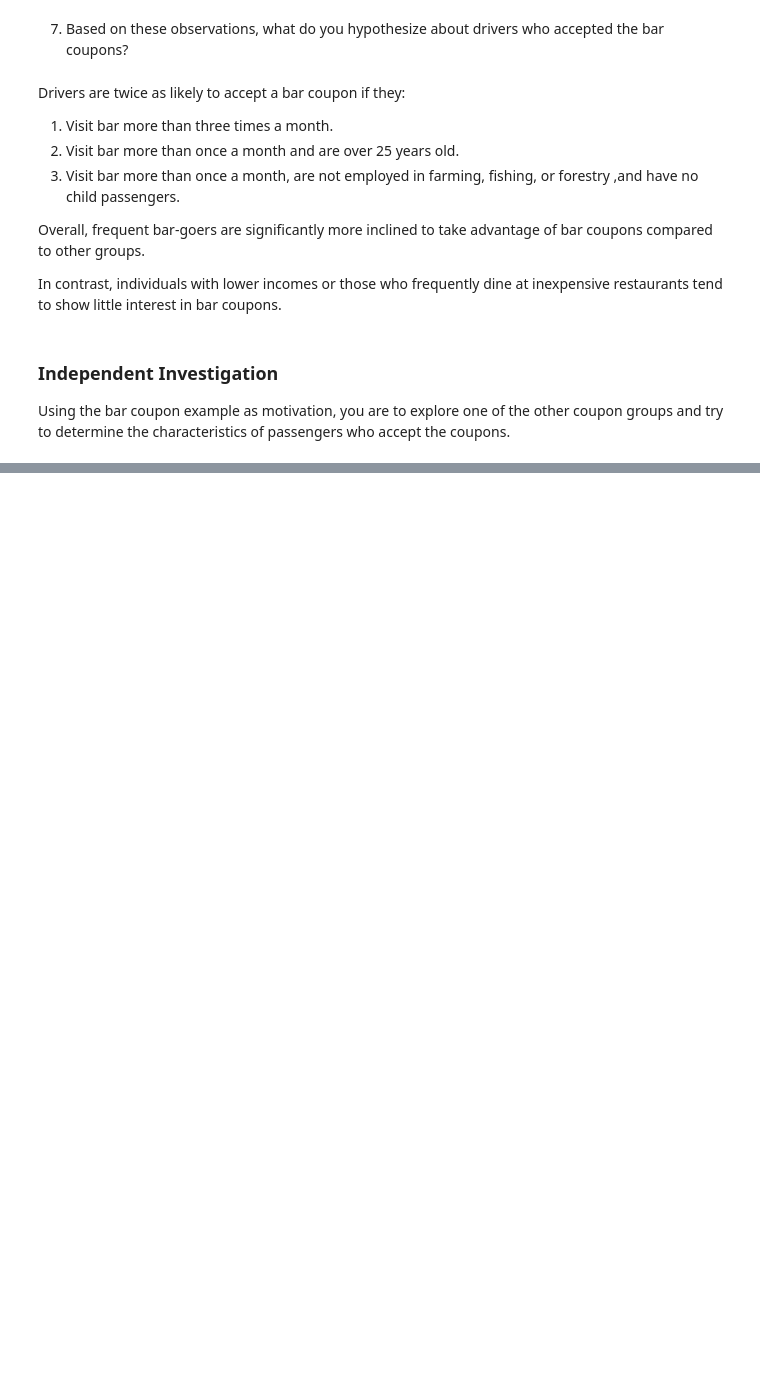
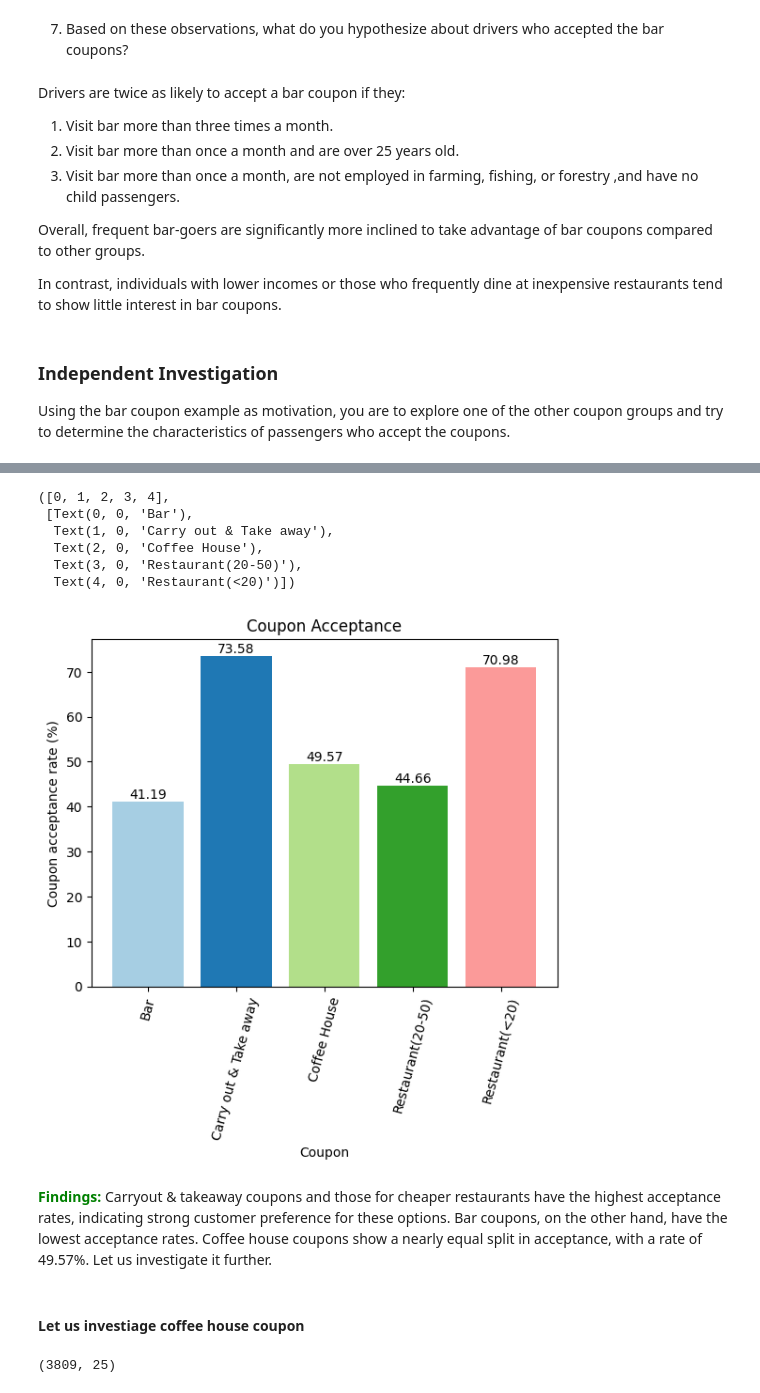
Before and after one commit to JunGaoca/couponAnalysis, a Jupyter notebook: coupon-analysis.ipynb, the cells around one changed output, grey strips where cells are left out. Cells and saved outputs as stored; diff of their text form; code cells hidden in the pictures; blank space fills up the shorter version.

Commit message:
investigate coffee house coupons

```diff
--- a/coupon-analysis.ipynb
+++ b/coupon-analysis.ipynb
@@ -477,0 +480,6 @@ Using the bar coupon example as motivation, you are to explore one of the other
+# %%
+acceptance_all = data.groupby('coupon').agg({'coupon': 'count', 'Y': 'sum'})
+acceptance_all.rename(columns = {'coupon': 'Total', 'Y': 'Accepted'}, inplace = True)
+acceptance_all = acceptance_all.reset_index()
+acceptance_all['Percentage_accepted'] = round((acceptance_all['Accepted']/acceptance_all['Total']) * 100, 2)
+acceptance_all
@@ -477,0 +493,27 @@ Using the bar coupon example as motivation, you are to explore one of the other
+# %%
+# Visualize the result by a bar chart
+colors = plt.cm.Paired(range(len(acceptance_all)))
+bar_chart = plt.bar(acceptance_all.coupon, acceptance_all.Percentage_accepted, color = colors)
+plt.bar_label(bar_chart)
+plt.title('Coupon Acceptance')
+plt.xlabel('Coupon')
+plt.ylabel('Coupon acceptance rate (%)')
+plt.xticks(rotation=75)
+# %% [output]
+([0, 1, 2, 3, 4],
+ [Text(0, 0, 'Bar'),
+  Text(1, 0, 'Carry out & Take away'),
+  Text(2, 0, 'Coffee House'),
+  Text(3, 0, 'Restaurant(20-50)'),
+  Text(4, 0, 'Restaurant(<20)')])
+[figure, added]
+# %% [markdown]
+<span style="color:green; font-weight:bold;">Findings: </span> Carryout & takeaway coupons and those for cheaper restaurants have the highest acceptance rates, indicating strong customer preference for these options. Bar coupons, on the other hand, have the lowest acceptance rates. Coffee house coupons show a nearly equal split in acceptance, with a rate of 49.57%. Let us investigate it further.
+# %% [markdown]
+#### Let us investiage coffee house coupon
+# %%
+# reate a new dataframe that is filtered for coffee house coupon only
+coffee = data.query("coupon == 'Coffee House'").copy()
+coffee.shape
+# %% [output]
+(3809, 25)
```
Also changed, not shown: parts of 7 cells of this notebook.
